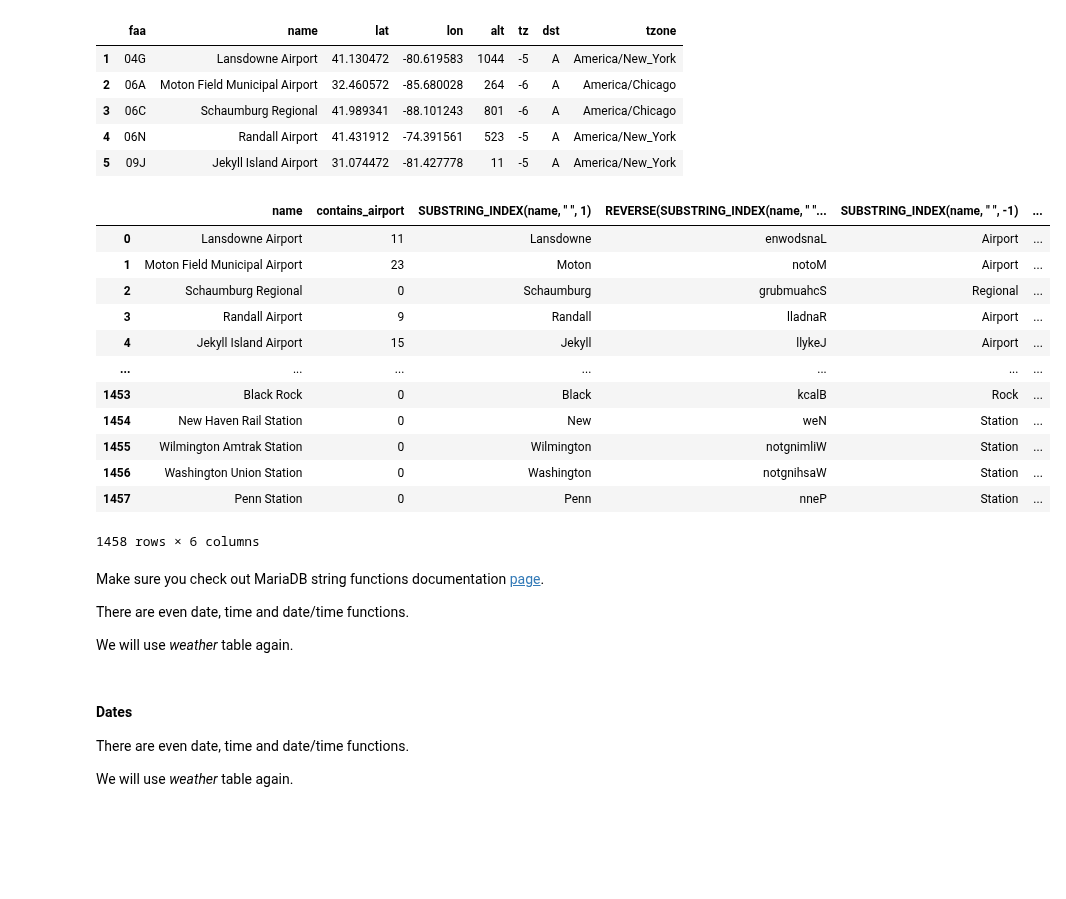
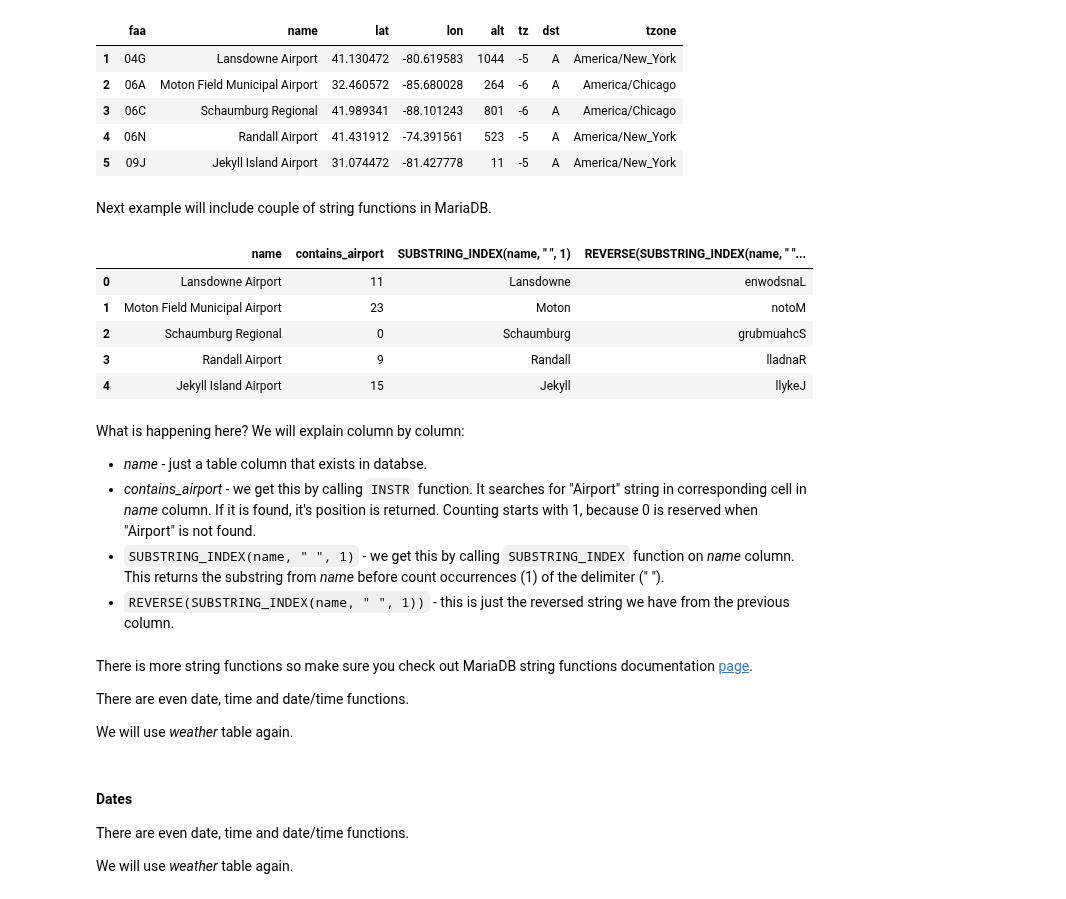
Before and after one commit to datakolektiv/dss03python2023, a Jupyter notebook: session10/dss03_py_session10b.ipynb, the cells around one changed output. Saved outputs shown, nothing was run; the diff lists cells and outputs as text; code cells hidden in the pictures; blank space fills up the shorter version.

```diff
--- a/session10/dss03_py_session10b.ipynb
+++ b/session10/dss03_py_session10b.ipynb
@@ -948,35 +1002,35 @@ df_airports.head()
 | 3 | 06C | Schaumburg Regional | 41.989341 | -88.101243 | 801 | -6 | A | America/Chicago |
 | 4 | 06N | Randall Airport | 41.431912 | -74.391561 | 523 | -5 | A | America/New_York |
 | 5 | 09J | Jekyll Island Airport | 31.074472 | -81.427778 | 11 | -5 | A | America/New_York |
+# %% [markdown]
+Next example will include couple of string functions in MariaDB.
 # %%
 query_string = '''
 SELECT name,
        INSTR(name, "Airport") AS contains_airport,
        SUBSTRING_INDEX(name, " ", 1),
-       REVERSE(SUBSTRING_INDEX(name, " ", 1)),
-       SUBSTRING_INDEX(name, " ", -1),
-       SUBSTRING_INDEX(name, " ", 2)
+       REVERSE(SUBSTRING_INDEX(name, " ", 1))
   FROM airports
+ LIMIT 5
 '''
 
 _df = query_database(query_string)
 _df
 # %% [output]
-|  | name | contains_airport | SUBSTRING_INDEX(name, " ", 1) | REVERSE(SUBSTRING_INDEX(name, " "... | SUBSTRING_INDEX(name, " ", -1) | ... |
-| 0 | Lansdowne Airport | 11 | Lansdowne | enwodsnaL | Airport | ... |
-| 1 | Moton Field Municipal Airport | 23 | Moton | notoM | Airport | ... |
-| 2 | Schaumburg Regional | 0 | Schaumburg | grubmuahcS | Regional | ... |
-| 3 | Randall Airport | 9 | Randall | lladnaR | Airport | ... |
-| 4 | Jekyll Island Airport | 15 | Jekyll | llykeJ | Airport | ... |
-| ... | ... | ... | ... | ... | ... | ... |
-| 1453 | Black Rock | 0 | Black | kcalB | Rock | ... |
-| 1454 | New Haven Rail Station | 0 | New | weN | Station | ... |
-| 1455 | Wilmington Amtrak Station | 0 | Wilmington | notgnimliW | Station | ... |
-| 1456 | Washington Union Station | 0 | Washington | notgnihsaW | Station | ... |
-| 1457 | Penn Station | 0 | Penn | nneP | Station | ... |
+|  | name | contains_airport | SUBSTRING_INDEX(name, " ", 1) | REVERSE(SUBSTRING_INDEX(name, " "... |
+| 0 | Lansdowne Airport | 11 | Lansdowne | enwodsnaL |
+| 1 | Moton Field Municipal Airport | 23 | Moton | notoM |
+| 2 | Schaumburg Regional | 0 | Schaumburg | grubmuahcS |
+| 3 | Randall Airport | 9 | Randall | lladnaR |
+| 4 | Jekyll Island Airport | 15 | Jekyll | llykeJ |
-1458 rows × 6 columns
+# %% [markdown]
+What is happening here? We will explain column by column:
+- *name* - just a table column that exists in databse.
+- *contains_airport* - we get this by calling `INSTR` function. It searches for "Airport" string in corresponding cell in *name* column. If it is found, it's position is returned. Counting starts with 1, because 0 is reserved when "Airport" is not found.
+- `SUBSTRING_INDEX(name, " ", 1)` - we get this by calling `SUBSTRING_INDEX` function on *name* column. This returns the substring from *name* before count occurrences (1) of the delimiter (" ").
+- `REVERSE(SUBSTRING_INDEX(name, " ", 1))` - this is just the reversed string we have from the previous column.
 # %% [markdown]
-Make sure you check out MariaDB string functions documentation [page](https://mariadb.com/kb/en/string-functions/).
+There is more string functions so make sure you check out MariaDB string functions documentation [page](https://mariadb.com/kb/en/string-functions/).
 
 There are even date, time and date/time functions.
 
```
Also changed, not shown: parts of 87 cells of this notebook, 1 other file.
